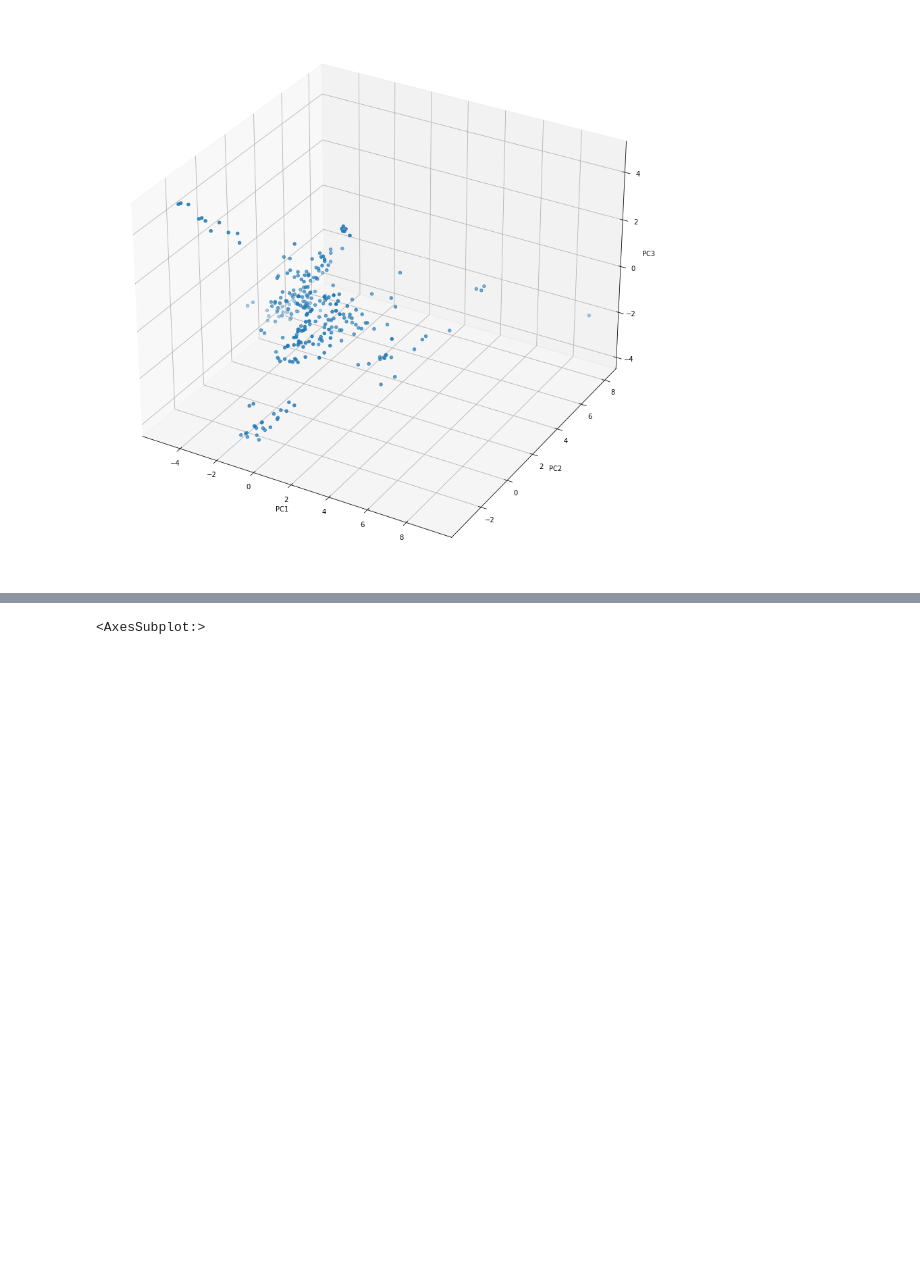
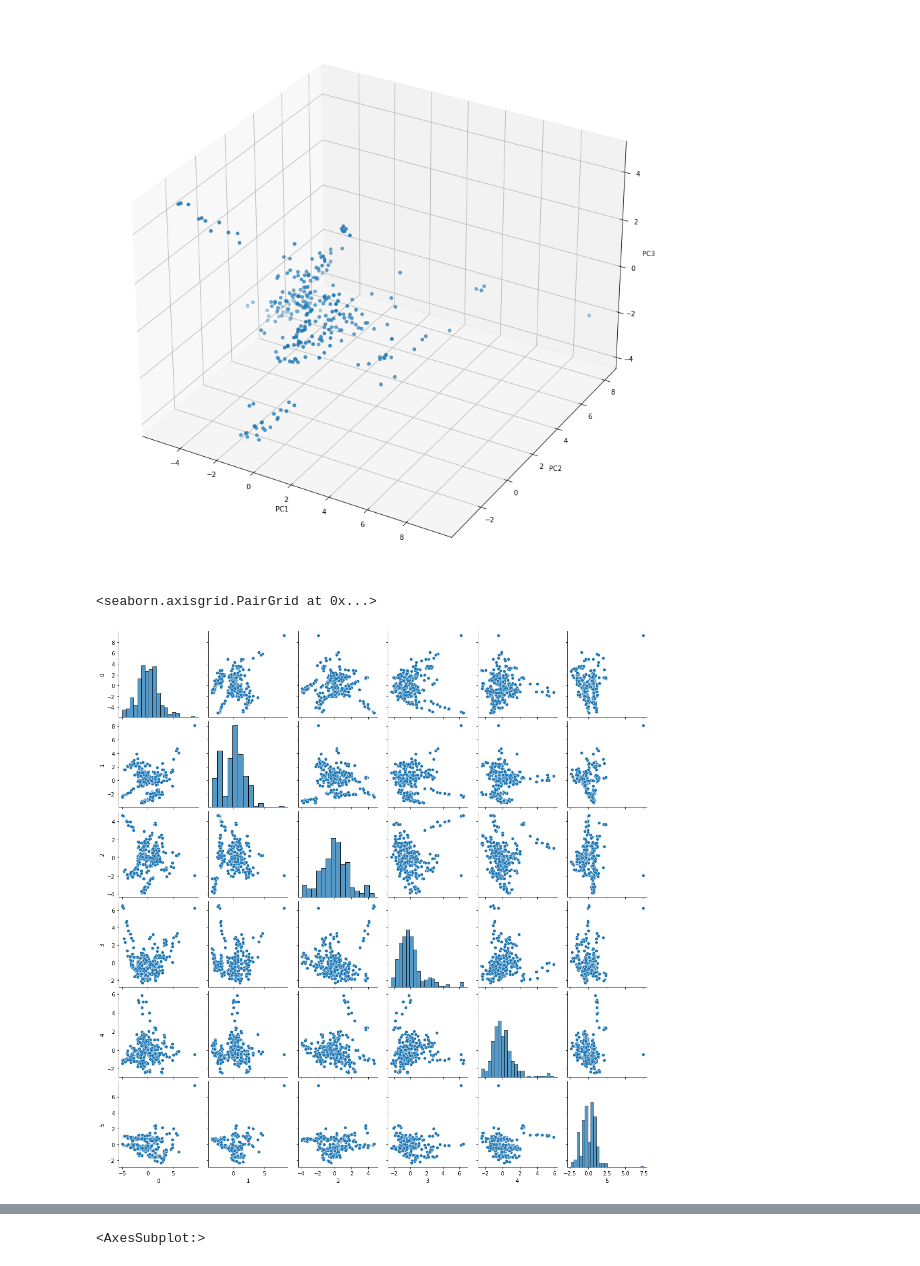
Before and after one commit to filipbalucha/FDS_final_project, a Jupyter notebook: PCA.ipynb, the cells around one changed output, grey strips where cells are left out. Drawn from its saved outputs; the diff is of its cells as text; code cells hidden in the pictures; blank space fills up the shorter version.

```diff
--- a/PCA.ipynb
+++ b/PCA.ipynb
@@ -233,3 +218,9 @@ ax.set_zlabel('PC3')
 plt.show()
 # %% [output]
 [figure]
+# %%
+df = pd.DataFrame(pca_result)
+sns.pairplot(df)
+# %% [output]
+<seaborn.axisgrid.PairGrid at 0x...>
+[figure, added]
```
Also changed, not shown: parts of 17 cells of this notebook, 2 other files.
